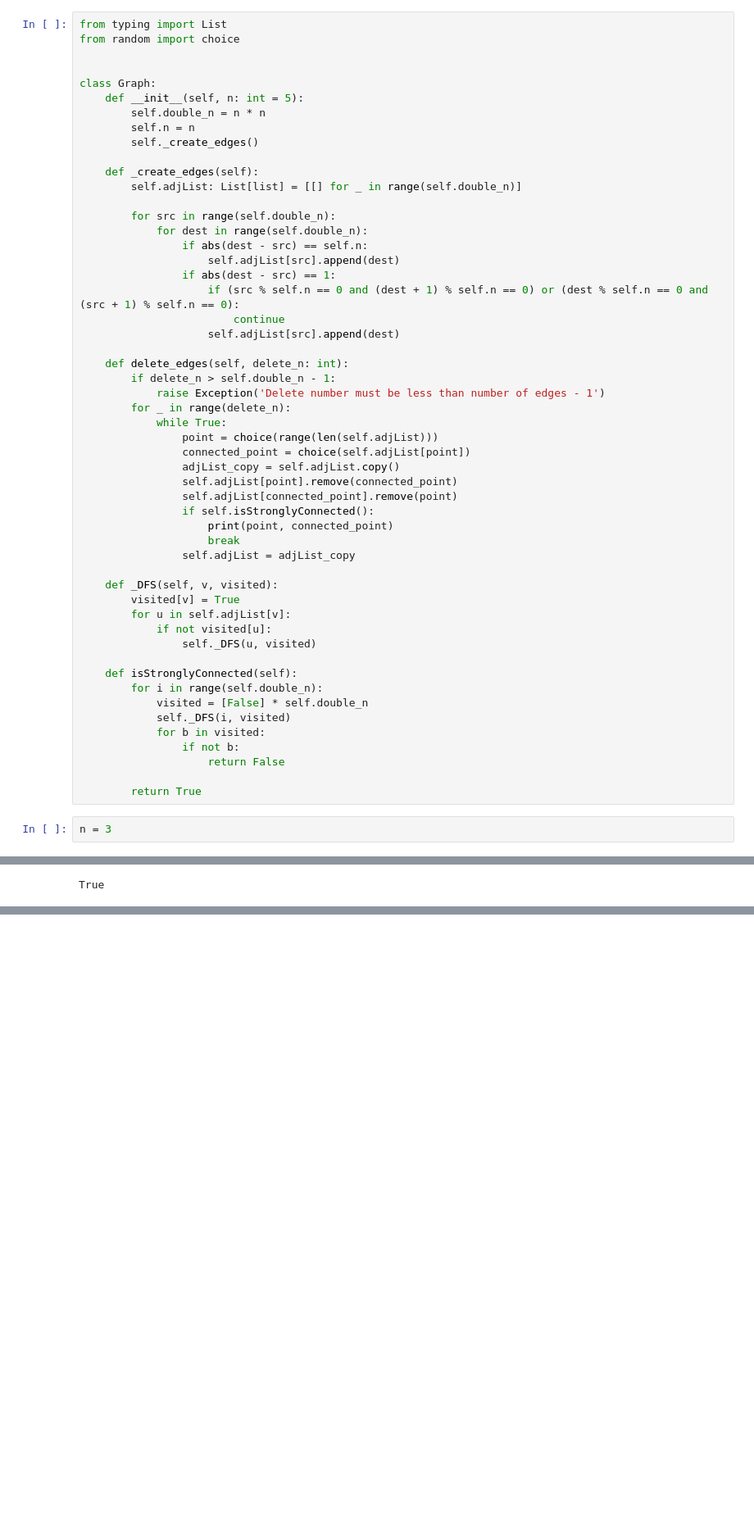
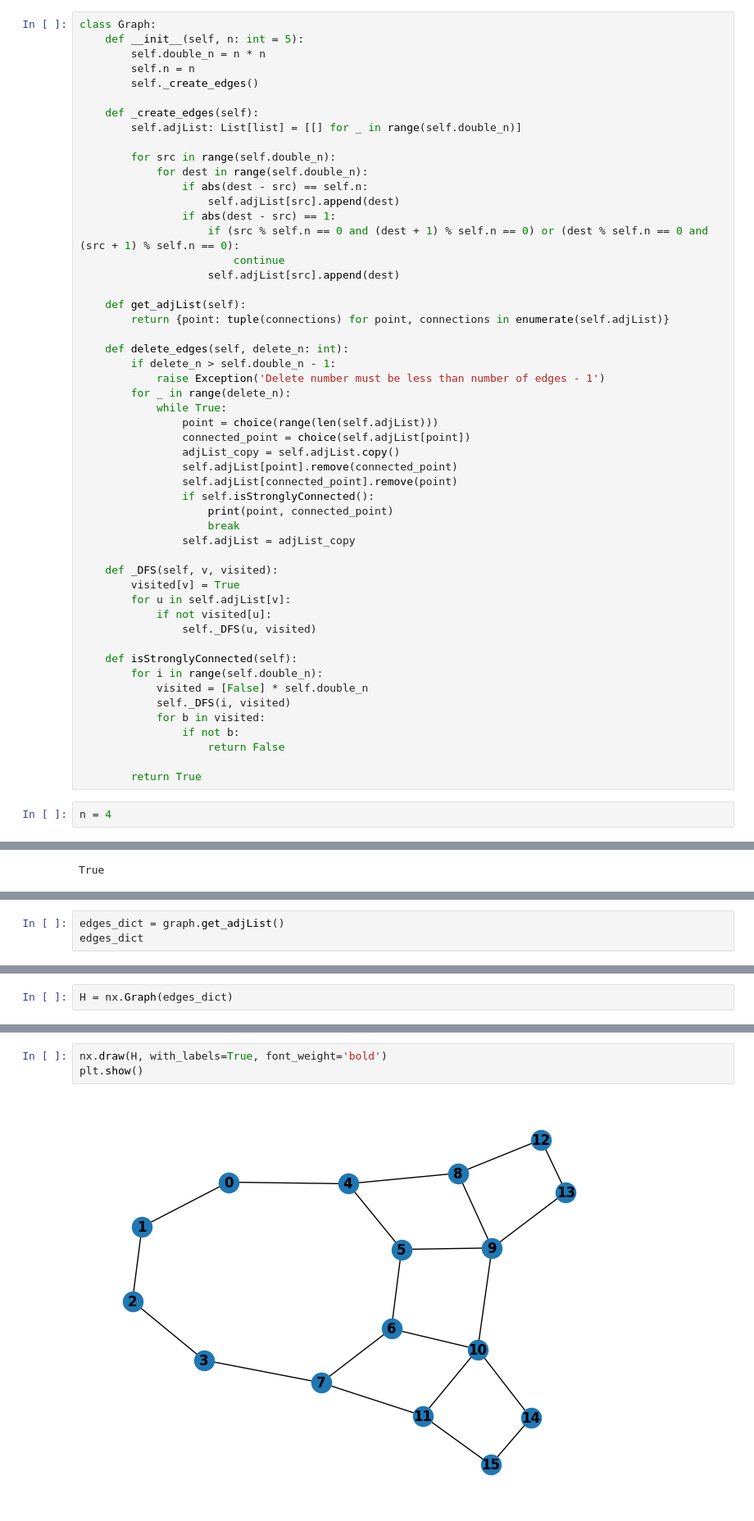
Before and after one commit to mezgoodle/ai_labs, a Jupyter notebook: Lab1/lab.ipynb, the cells around one changed output, grey strips where cells are left out. Shown at 82% size. Cells and saved outputs as stored; diff of their text form; blank space fills up the shorter version.

Commit message:
Plotting a graph

```diff
--- a/Lab1/lab.ipynb
+++ b/Lab1/lab.ipynb
@@ -1,8 +7,4 @@
 # %%
-from typing import List
-from random import choice
-
-
 class Graph:
     def __init__(self, n: int = 5):
         self.double_n = n * n
@@ -20,6 +22,9 @@ class Graph:
                     if (src % self.n == 0 and (dest + 1) % self.n == 0) or (dest % self.n == 0 and (src + 1) % self.n == 0):
                         continue
                     self.adjList[src].append(dest)
+
+    def get_adjList(self):
+        return {point: tuple(connections) for point, connections in enumerate(self.adjList)}
 
     def delete_edges(self, delete_n: int):
         if delete_n > self.double_n - 1:
@@ -52,7 +57,7 @@ class Graph:
 
         return True
 # %%
-n = 3
+n = 4
 # %%
 graph = Graph(n)
 # %%
@@ -83,0 +112,3 @@ graph.adjList
+# %%
+edges_dict = graph.get_adjList()
+edges_dict
@@ -83,0 +132,2 @@ graph.adjList
+# %%
+H = nx.Graph(edges_dict)
@@ -83,0 +154,5 @@ graph.adjList
+# %%
+nx.draw(H, with_labels=True, font_weight='bold')
+plt.show()
+# %% [output]
+[figure, added]
```
Also changed, not shown: parts of 7 cells of this notebook.
